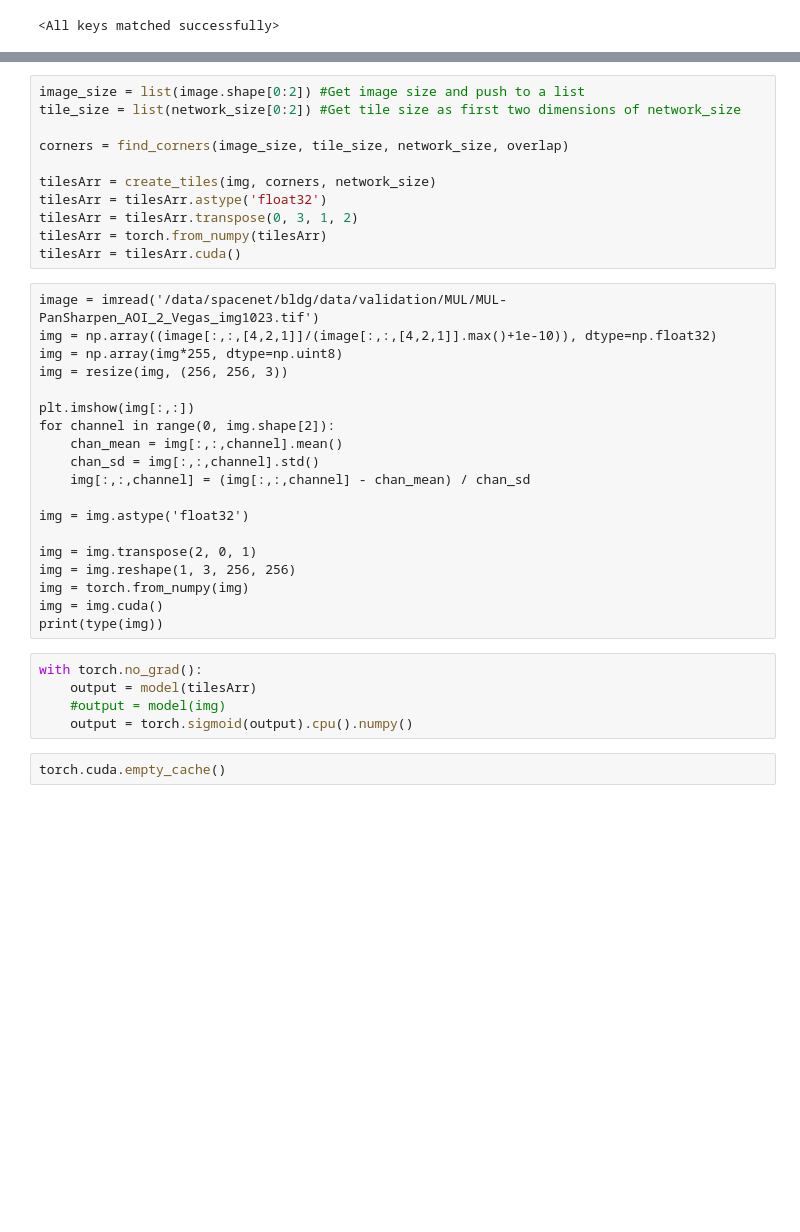
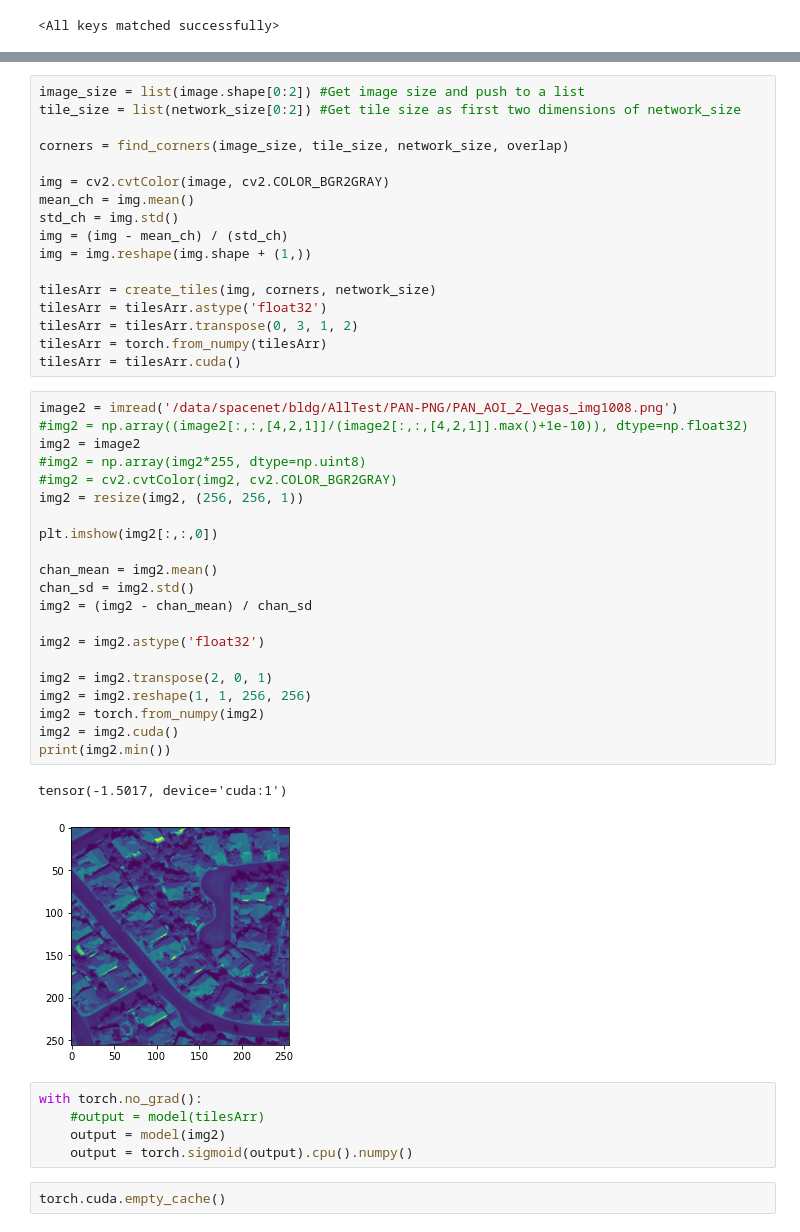
Before and after one commit to bryanjonas/pytorch-nested-unet, a Jupyter notebook: InferenceNotebook.ipynb, the cells around one changed output, grey strips where cells are left out. Drawn from its saved outputs; the diff is of its cells as text; blank space fills up the shorter version.

Commit message:
Working through using external images

```diff
--- a/InferenceNotebook.ipynb
+++ b/InferenceNotebook.ipynb
@@ -73,34 +75,45 @@ tile_size = list(network_size[0:2]) #Get tile size as first two dimensions of ne
 
 corners = find_corners(image_size, tile_size, network_size, overlap)
 
+img = cv2.cvtColor(image, cv2.COLOR_BGR2GRAY)
+mean_ch = img.mean()
+std_ch = img.std()
+img = (img - mean_ch) / (std_ch)
+img = img.reshape(img.shape + (1,))
+
 tilesArr = create_tiles(img, corners, network_size)
 tilesArr = tilesArr.astype('float32')
 tilesArr = tilesArr.transpose(0, 3, 1, 2)
 tilesArr = torch.from_numpy(tilesArr)
 tilesArr = tilesArr.cuda()
-# %% [raw]
-image = imread('/data/spacenet/bldg/data/validation/MUL/MUL-PanSharpen_AOI_2_Vegas_img1023.tif')
-img = np.array((image[:,:,[4,2,1]]/(image[:,:,[4,2,1]].max()+1e-10)), dtype=np.float32)
-img = np.array(img*255, dtype=np.uint8)
-img = resize(img, (256, 256, 3))
-
-plt.imshow(img[:,:])
-for channel in range(0, img.shape[2]):
-    chan_mean = img[:,:,channel].mean()
-    chan_sd = img[:,:,channel].std()
-    img[:,:,channel] = (img[:,:,channel] - chan_mean) / chan_sd
-
-img = img.astype('float32')
-
-img = img.transpose(2, 0, 1)
-img = img.reshape(1, 3, 256, 256)
-img = torch.from_numpy(img)
-img = img.cuda()
-print(type(img))
+# %%
+image2 = imread('/data/spacenet/bldg/AllTest/PAN-PNG/PAN_AOI_2_Vegas_img1008.png')
+#img2 = np.array((image2[:,:,[4,2,1]]/(image2[:,:,[4,2,1]].max()+1e-10)), dtype=np.float32)
+img2 = image2
+#img2 = np.array(img2*255, dtype=np.uint8)
+#img2 = cv2.cvtColor(img2, cv2.COLOR_BGR2GRAY)
+img2 = resize(img2, (256, 256, 1))
+
+plt.imshow(img2[:,:,0])
+
+chan_mean = img2.mean()
+chan_sd = img2.std()
+img2 = (img2 - chan_mean) / chan_sd
+
+img2 = img2.astype('float32')
+
+img2 = img2.transpose(2, 0, 1)
+img2 = img2.reshape(1, 1, 256, 256)
+img2 = torch.from_numpy(img2)
+img2 = img2.cuda()
+print(img2.min())
+# %% [output]
+tensor(-1.5017, device='cuda:1')
+[figure, added]
 # %%
 with torch.no_grad():
-    output = model(tilesArr)
-    #output = model(img)
+    #output = model(tilesArr)
+    output = model(img2)
     output = torch.sigmoid(output).cpu().numpy()
 # %%
 torch.cuda.empty_cache()
```
Also changed, not shown: parts of 14 cells of this notebook, 1 other file.
